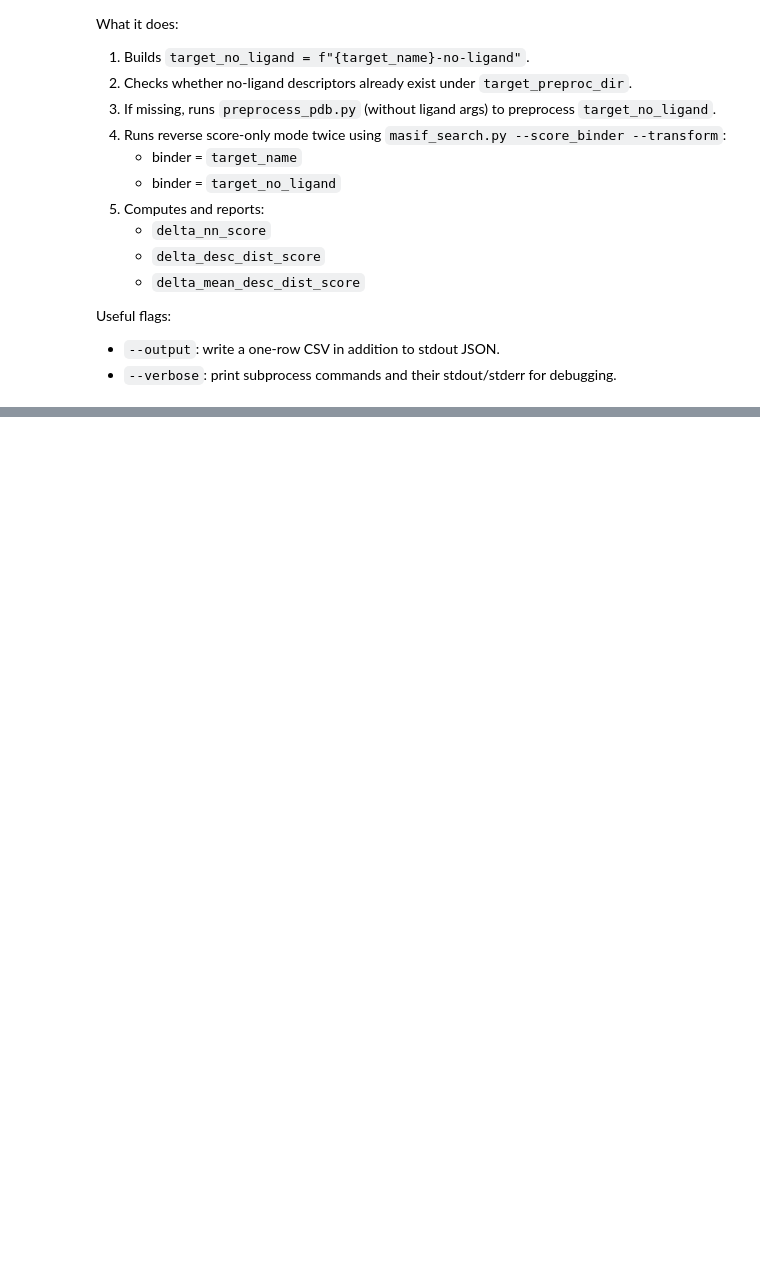
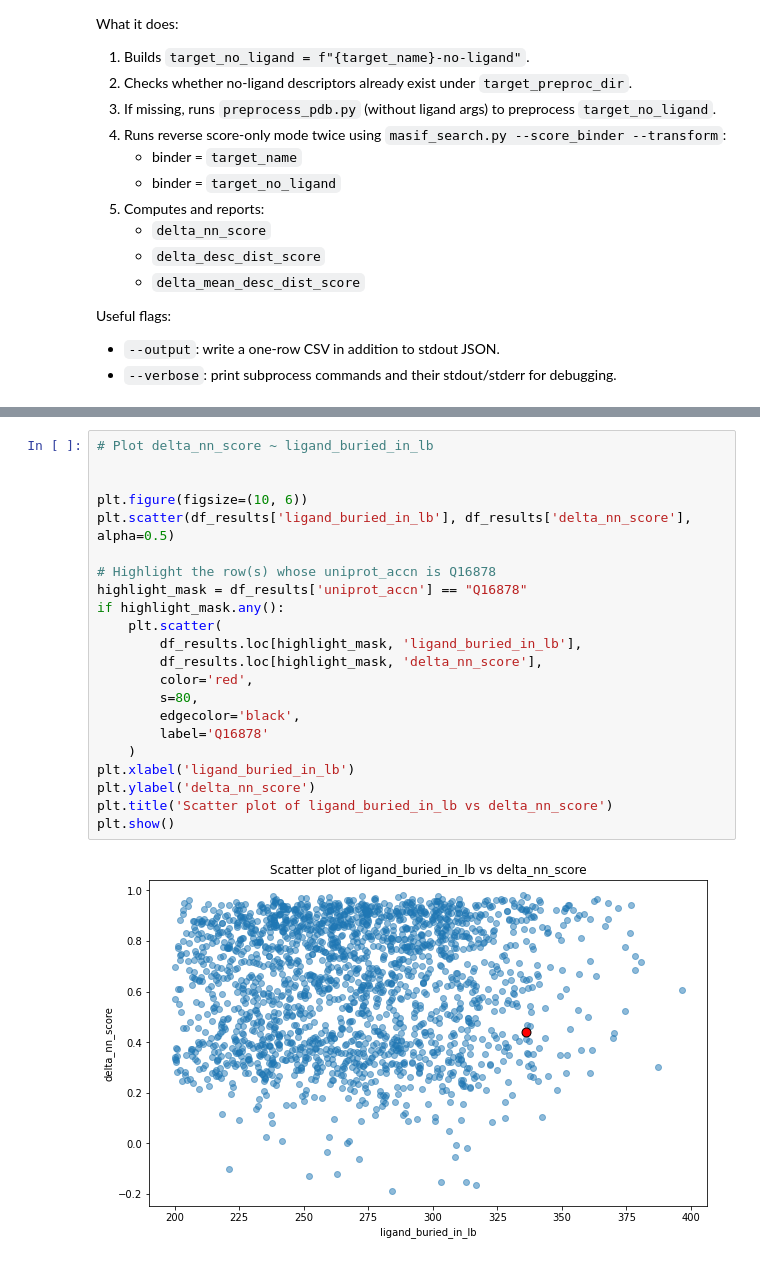
Before and after one commit to meng-yx/masif-neosurf-af2, a Jupyter notebook: notebooks/ligand_delta_score.ipynb, the cells around one changed output, grey strips where cells are left out. Cells and saved outputs as stored; diff of their text form; blank space fills up the shorter version.

```diff
--- a/notebooks/ligand_delta_score.ipynb
+++ b/notebooks/ligand_delta_score.ipynb
@@ -607,0 +751,24 @@ query_name: A0A024RBG1-F1-nD1_A, query_site: 0, query_vix: 2939, binder_name: 8V
+# %%
+# Plot delta_nn_score ~ ligand_buried_in_lb
+
+
+plt.figure(figsize=(10, 6))
+plt.scatter(df_results['ligand_buried_in_lb'], df_results['delta_nn_score'], alpha=0.5)
+
+# Highlight the row(s) whose uniprot_accn is Q16878
+highlight_mask = df_results['uniprot_accn'] == "Q16878"
+if highlight_mask.any():
+    plt.scatter(
+        df_results.loc[highlight_mask, 'ligand_buried_in_lb'],
+        df_results.loc[highlight_mask, 'delta_nn_score'],
+        color='red',
+        s=80,
+        edgecolor='black',
+        label='Q16878'
+    )
+plt.xlabel('ligand_buried_in_lb')
+plt.ylabel('delta_nn_score')
+plt.title('Scatter plot of ligand_buried_in_lb vs delta_nn_score')
+plt.show()
+# %% [output]
+[figure, added]
```
Also changed, not shown: parts of 15 cells of this notebook, 2 other files.
